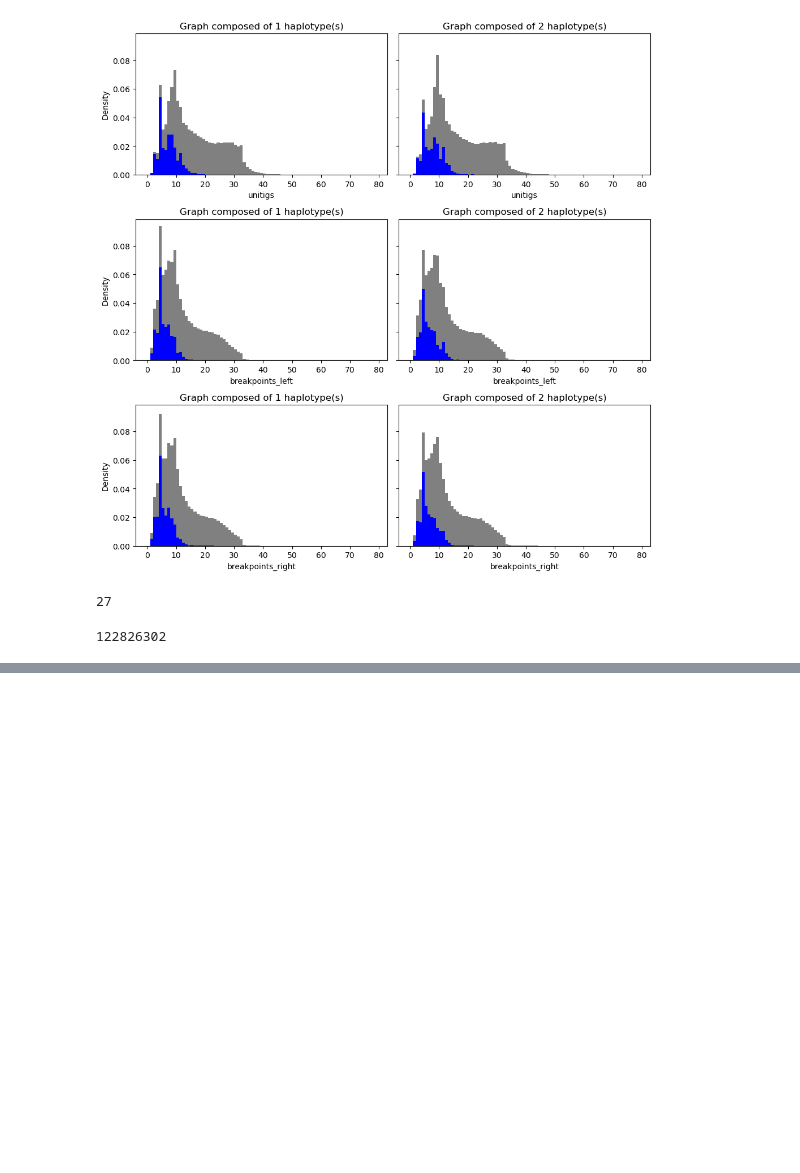
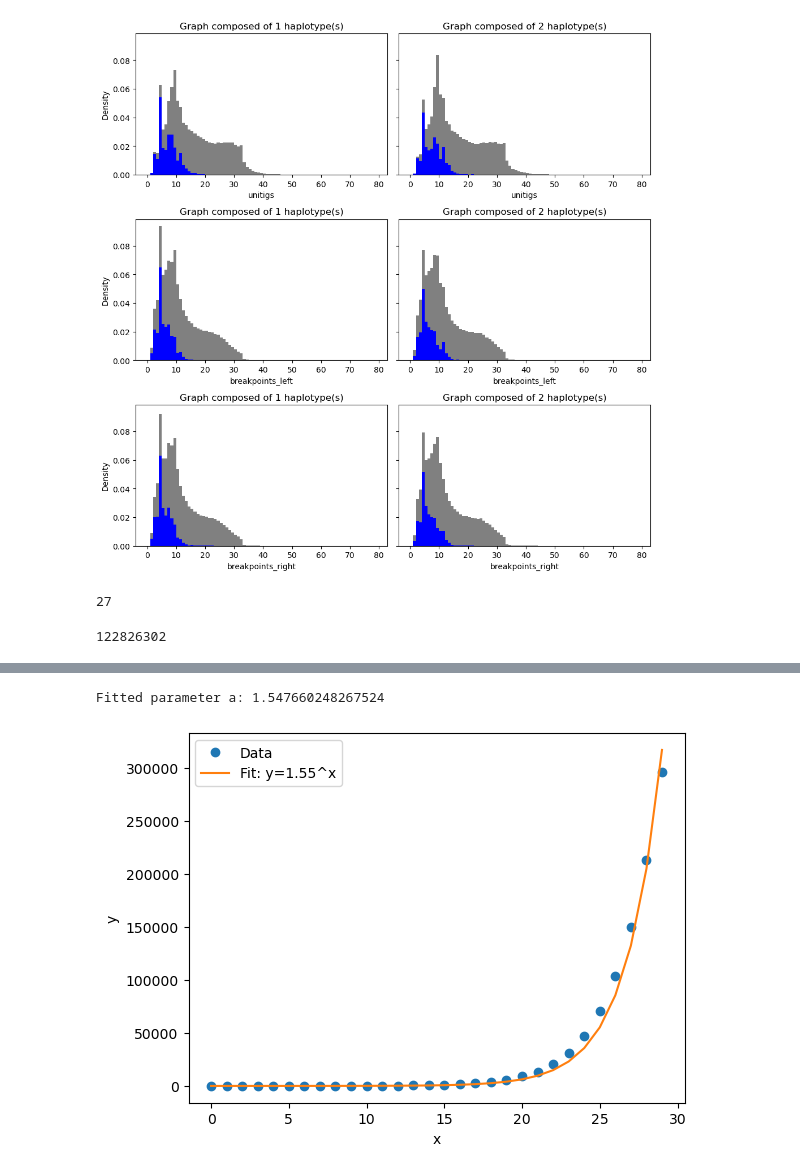
Before and after one commit to flopau76/dBG_project, a Jupyter notebook: data/notebook.ipynb, the cells around one changed output, grey strips where cells are left out. Cells and saved outputs as stored; diff of their text form; code cells hidden in the pictures; blank space fills up the shorter version.

```diff
--- a/data/notebook.ipynb
+++ b/data/notebook.ipynb
@@ -132,0 +175,28 @@ int(bits_total)   # 123 Mb
+# %%
+from scipy.optimize import curve_fit
+
+# Define the function y = a^x
+def exponential_func(x, a):
+    return a ** x
+
+# Calculate the mean of the dataframe
+x_data = df.columns.astype(int)  # Assuming columns are integers representing x
+y_data = df.mean().values        # Mean values for y
+
+# Fit the data
+params, _ = curve_fit(exponential_func, x_data, y_data)
+
+# Extract the fitted parameter 'a'
+a = params[0]
+print(f"Fitted parameter a: {a}")
+
+# Plot the original data and the fitted curve
+plt.plot(x_data, y_data, 'o', label='Data')
+plt.plot(x_data, exponential_func(x_data, a), '-', label=f'Fit: y={a:.2f}^x')
+plt.xlabel('x')
+plt.ylabel('y')
+plt.legend()
+plt.show()
+# %% [output]
+Fitted parameter a: 1.547660248267524
+[figure, added]
```
Also changed, not shown: parts of 5 cells of this notebook, 4 other files.
